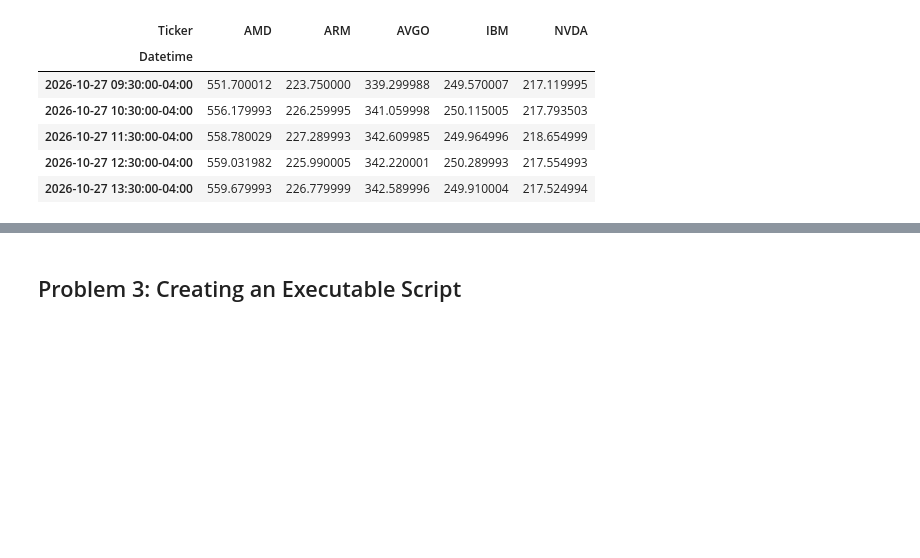
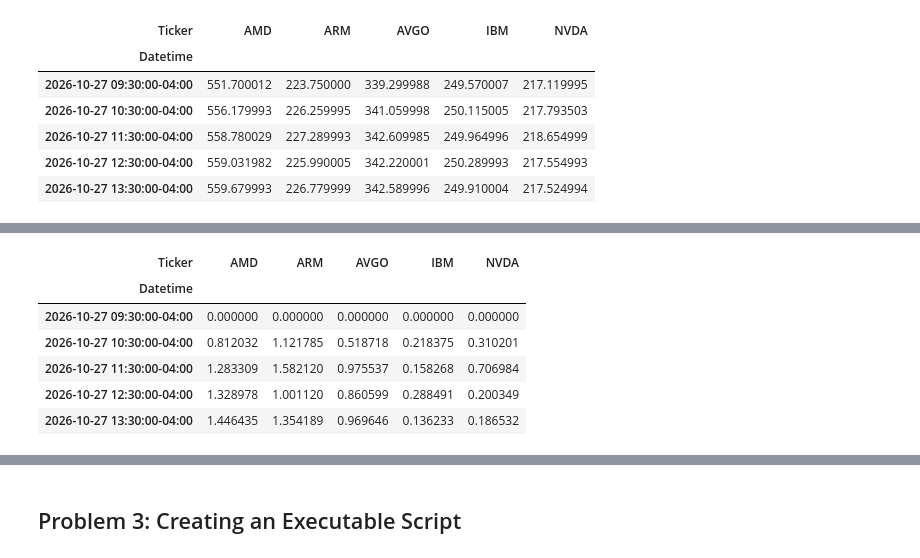
Before and after one commit to aiswarialajan124-png/compinfr-assessment, a Jupyter notebook: problems.ipynb, the cells around one changed output, grey strips where cells are left out. Cells and saved outputs as stored; diff of their text form; code cells hidden in the pictures; blank space fills up the shorter version.

```diff
--- a/problems.ipynb
+++ b/problems.ipynb
@@ -99,0 +108,15 @@ data\20261103-115537.csv
+# %%
+# Close prices only: one column per company
+close = prices["Close"]
+
+# Subtract and divide by the first row (P_0) of each column, then convert to %
+pct_change = (close - close.iloc[0]) / close.iloc[0] * 100
+pct_change.head()
+# %% [output]
+| Ticker | AMD | ARM | AVGO | IBM | NVDA |
+| Datetime |  |  |  |  |  |
+| 2026-10-27 09:30:00-04:00 | 0.000000 | 0.000000 | 0.000000 | 0.000000 | 0.000000 |
+| 2026-10-27 10:30:00-04:00 | 0.812032 | 1.121785 | 0.518718 | 0.218375 | 0.310201 |
+| 2026-10-27 11:30:00-04:00 | 1.283309 | 1.582120 | 0.975537 | 0.158268 | 0.706984 |
+| 2026-10-27 12:30:00-04:00 | 1.328978 | 1.001120 | 0.860599 | 0.288491 | 0.200349 |
+| 2026-10-27 13:30:00-04:00 | 1.446435 | 1.354189 | 0.969646 | 0.136233 | 0.186532 |
```
Also changed, not shown: parts of 5 cells of this notebook.
